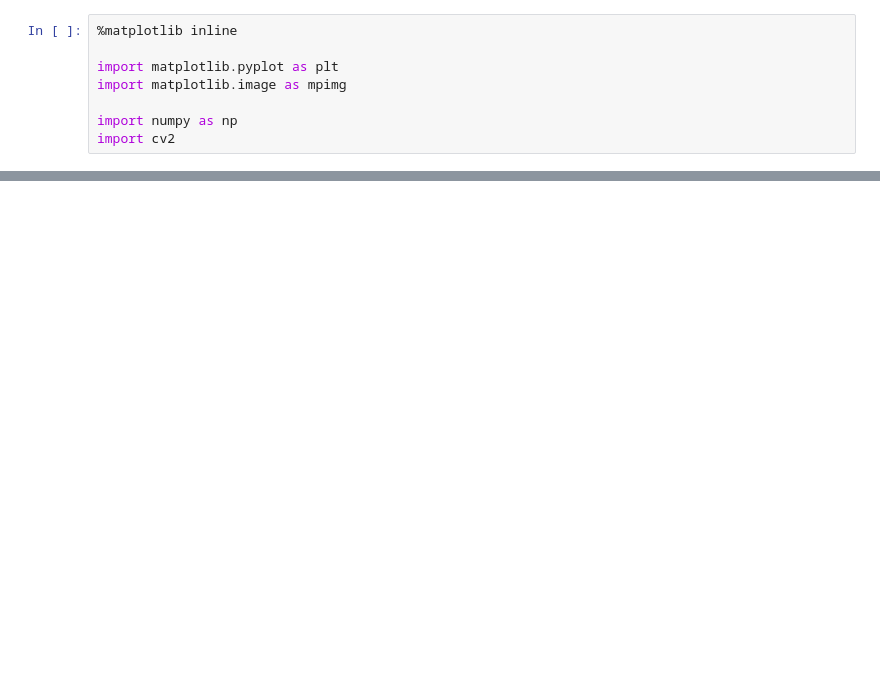
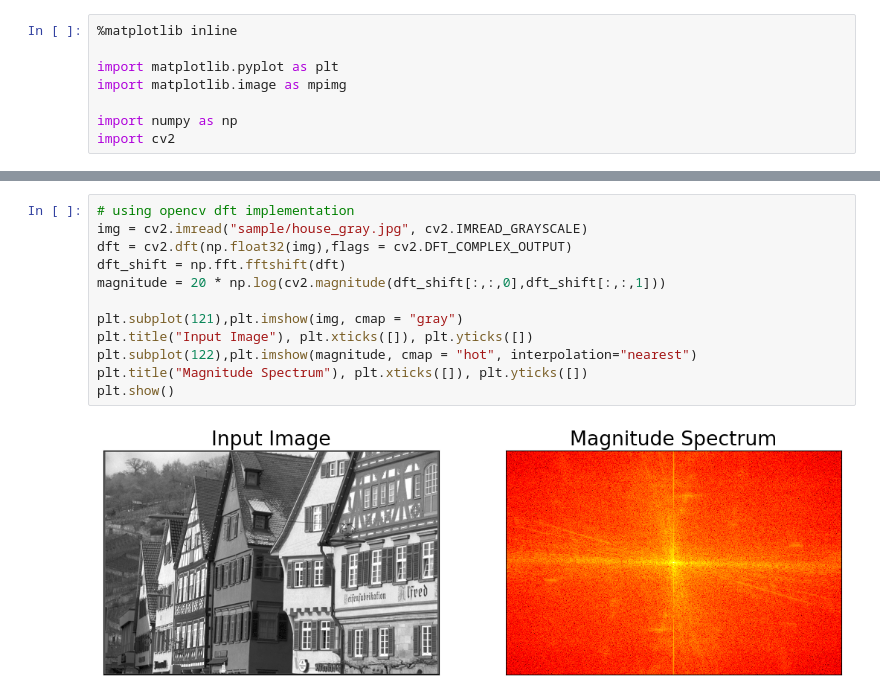
Before and after one commit to superfive666/computer-vision, a Jupyter notebook: chapter-3_image-processing/chapter-3.4-fourier-transforms.ipynb, the cells around one changed output, grey strips where cells are left out. Cells and saved outputs as stored; diff of their text form; blank space fills up the shorter version.

```diff
--- a/chapter-3_image-processing/chapter-3.4-fourier-transforms.ipynb
+++ b/chapter-3_image-processing/chapter-3.4-fourier-transforms.ipynb
@@ -62,0 +150,14 @@ Corner
+# %%
+# using opencv dft implementation
+img = cv2.imread("sample/house_gray.jpg", cv2.IMREAD_GRAYSCALE)
+dft = cv2.dft(np.float32(img),flags = cv2.DFT_COMPLEX_OUTPUT)
+dft_shift = np.fft.fftshift(dft)
+magnitude = 20 * np.log(cv2.magnitude(dft_shift[:,:,0],dft_shift[:,:,1]))
+
+plt.subplot(121),plt.imshow(img, cmap = "gray")
+plt.title("Input Image"), plt.xticks([]), plt.yticks([])
+plt.subplot(122),plt.imshow(magnitude, cmap = "hot", interpolation="nearest")
+plt.title("Magnitude Spectrum"), plt.xticks([]), plt.yticks([])
+plt.show()
+# %% [output]
+[figure, added]
```
Also changed, not shown: parts of 9 cells of this notebook, 5 other files.
